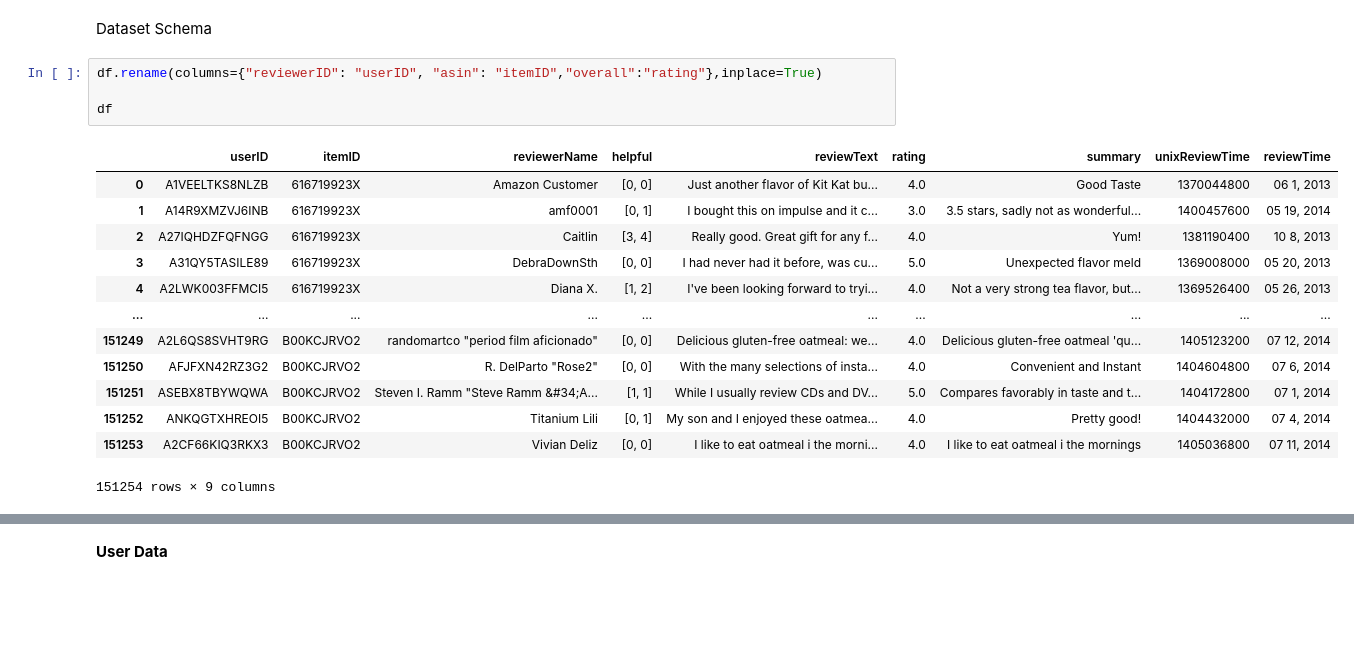
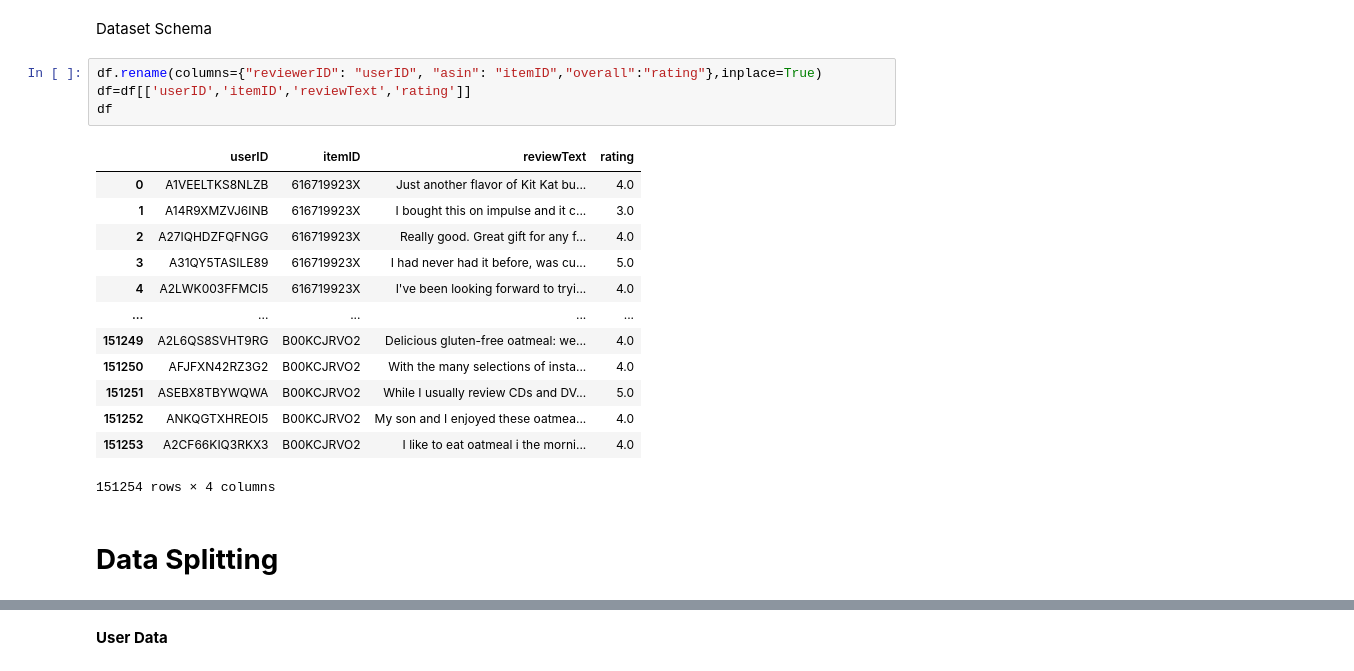
Before and after one commit to ParsProgrammer/ERS, a Jupyter notebook: Explainable_Recommender_System.ipynb, the cells around one changed output, grey strips where cells are left out. Saved outputs shown, nothing was run; the diff lists cells and outputs as text; blank space fills up the shorter version.

```diff
--- a/Explainable_Recommender_System.ipynb
+++ b/Explainable_Recommender_System.ipynb
@@ -93,19 +93,21 @@ df = getDF('/home/mobin/Downloads/reviews_Grocery_and_Gourmet_Food_5.json.gz')
 Dataset Schema
 # %%
 df.rename(columns={"reviewerID": "userID", "asin": "itemID","overall":"rating"},inplace=True)
-
+df=df[['userID','itemID','reviewText','rating']]
 df
 # %% [output]
-|  | userID | itemID | reviewerName | helpful | reviewText | rating | summary | unixReviewTime | reviewTime |
-| 0 | A1VEELTKS8NLZB | 616719923X | Amazon Customer | [0, 0] | Just another flavor of Kit Kat bu... | 4.0 | Good Taste | 1370044800 | 06 1, 2013 |
-| 1 | A14R9XMZVJ6INB | 616719923X | amf0001 | [0, 1] | I bought this on impulse and it c... | 3.0 | 3.5 stars, sadly not as wonderful... | 1400457600 | 05 19, 2014 |
-| 2 | A27IQHDZFQFNGG | 616719923X | Caitlin | [3, 4] | Really good. Great gift for any f... | 4.0 | Yum! | 1381190400 | 10 8, 2013 |
-| 3 | A31QY5TASILE89 | 616719923X | DebraDownSth | [0, 0] | I had never had it before, was cu... | 5.0 | Unexpected flavor meld | 1369008000 | 05 20, 2013 |
-| 4 | A2LWK003FFMCI5 | 616719923X | Diana X. | [1, 2] | I've been looking forward to tryi... | 4.0 | Not a very strong tea flavor, but... | 1369526400 | 05 26, 2013 |
-| ... | ... | ... | ... | ... | ... | ... | ... | ... | ... |
-| 151249 | A2L6QS8SVHT9RG | B00KCJRVO2 | randomartco "period film aficionado" | [0, 0] | Delicious gluten-free oatmeal: we... | 4.0 | Delicious gluten-free oatmeal 'qu... | 1405123200 | 07 12, 2014 |
-| 151250 | AFJFXN42RZ3G2 | B00KCJRVO2 | R. DelParto "Rose2" | [0, 0] | With the many selections of insta... | 4.0 | Convenient and Instant | 1404604800 | 07 6, 2014 |
-| 151251 | ASEBX8TBYWQWA | B00KCJRVO2 | Steven I. Ramm "Steve Ramm &#34;A... | [1, 1] | While I usually review CDs and DV... | 5.0 | Compares favorably in taste and t... | 1404172800 | 07 1, 2014 |
-| 151252 | ANKQGTXHREOI5 | B00KCJRVO2 | Titanium Lili | [0, 1] | My son and I enjoyed these oatmea... | 4.0 | Pretty good! | 1404432000 | 07 4, 2014 |
-| 151253 | A2CF66KIQ3RKX3 | B00KCJRVO2 | Vivian Deliz | [0, 0] | I like to eat oatmeal i the morni... | 4.0 | I like to eat oatmeal i the mornings | 1405036800 | 07 11, 2014 |
+|  | userID | itemID | reviewText | rating |
+| 0 | A1VEELTKS8NLZB | 616719923X | Just another flavor of Kit Kat bu... | 4.0 |
+| 1 | A14R9XMZVJ6INB | 616719923X | I bought this on impulse and it c... | 3.0 |
+| 2 | A27IQHDZFQFNGG | 616719923X | Really good. Great gift for any f... | 4.0 |
+| 3 | A31QY5TASILE89 | 616719923X | I had never had it before, was cu... | 5.0 |
+| 4 | A2LWK003FFMCI5 | 616719923X | I've been looking forward to tryi... | 4.0 |
+| ... | ... | ... | ... | ... |
+| 151249 | A2L6QS8SVHT9RG | B00KCJRVO2 | Delicious gluten-free oatmeal: we... | 4.0 |
+| 151250 | AFJFXN42RZ3G2 | B00KCJRVO2 | With the many selections of insta... | 4.0 |
+| 151251 | ASEBX8TBYWQWA | B00KCJRVO2 | While I usually review CDs and DV... | 5.0 |
+| 151252 | ANKQGTXHREOI5 | B00KCJRVO2 | My son and I enjoyed these oatmea... | 4.0 |
+| 151253 | A2CF66KIQ3RKX3 | B00KCJRVO2 | I like to eat oatmeal i the morni... | 4.0 |
-151254 rows × 9 columns
+151254 rows × 4 columns
+# %% [markdown]
+# **Data Splitting**
```
Also changed, not shown: parts of 56 cells of this notebook.
